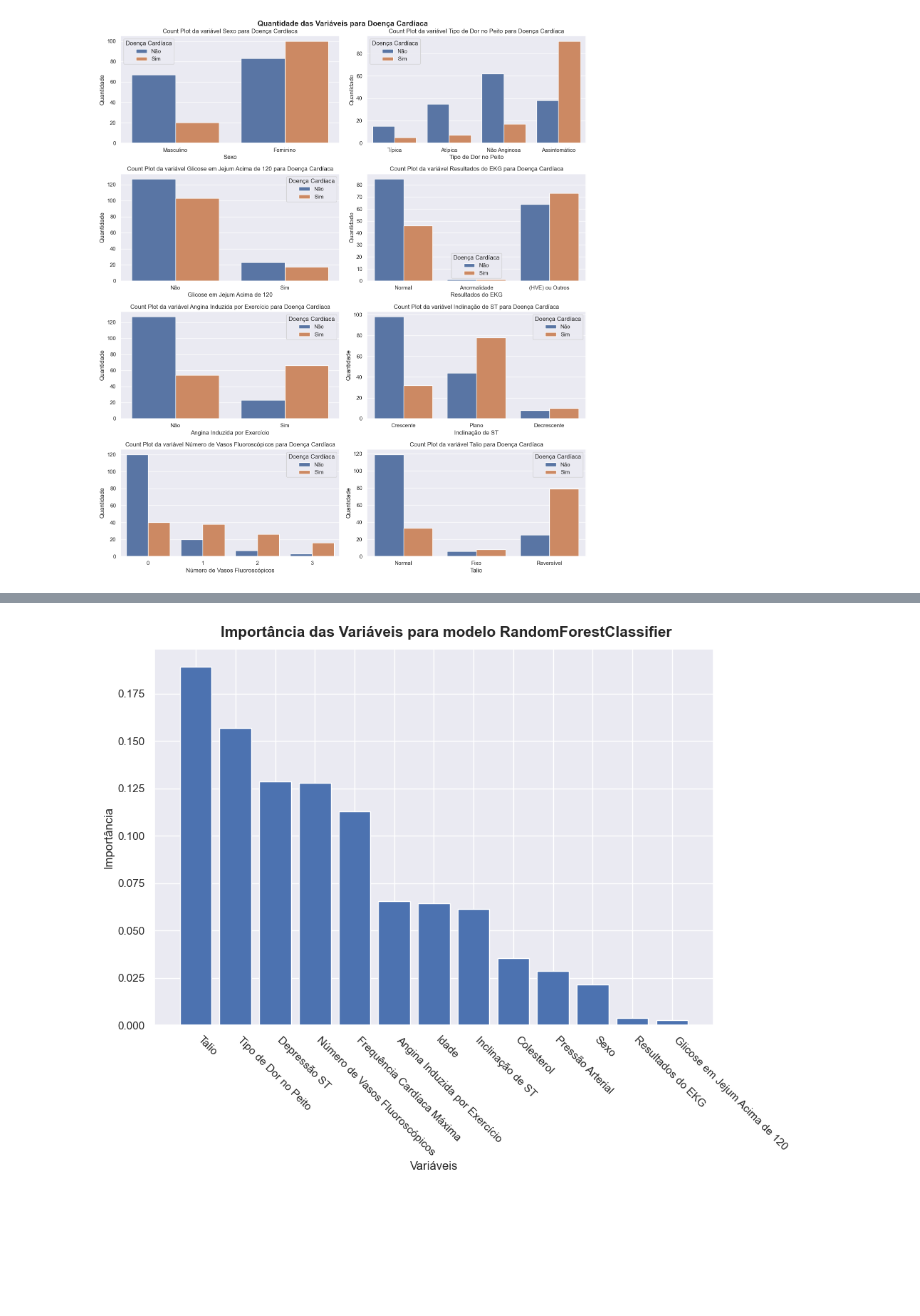
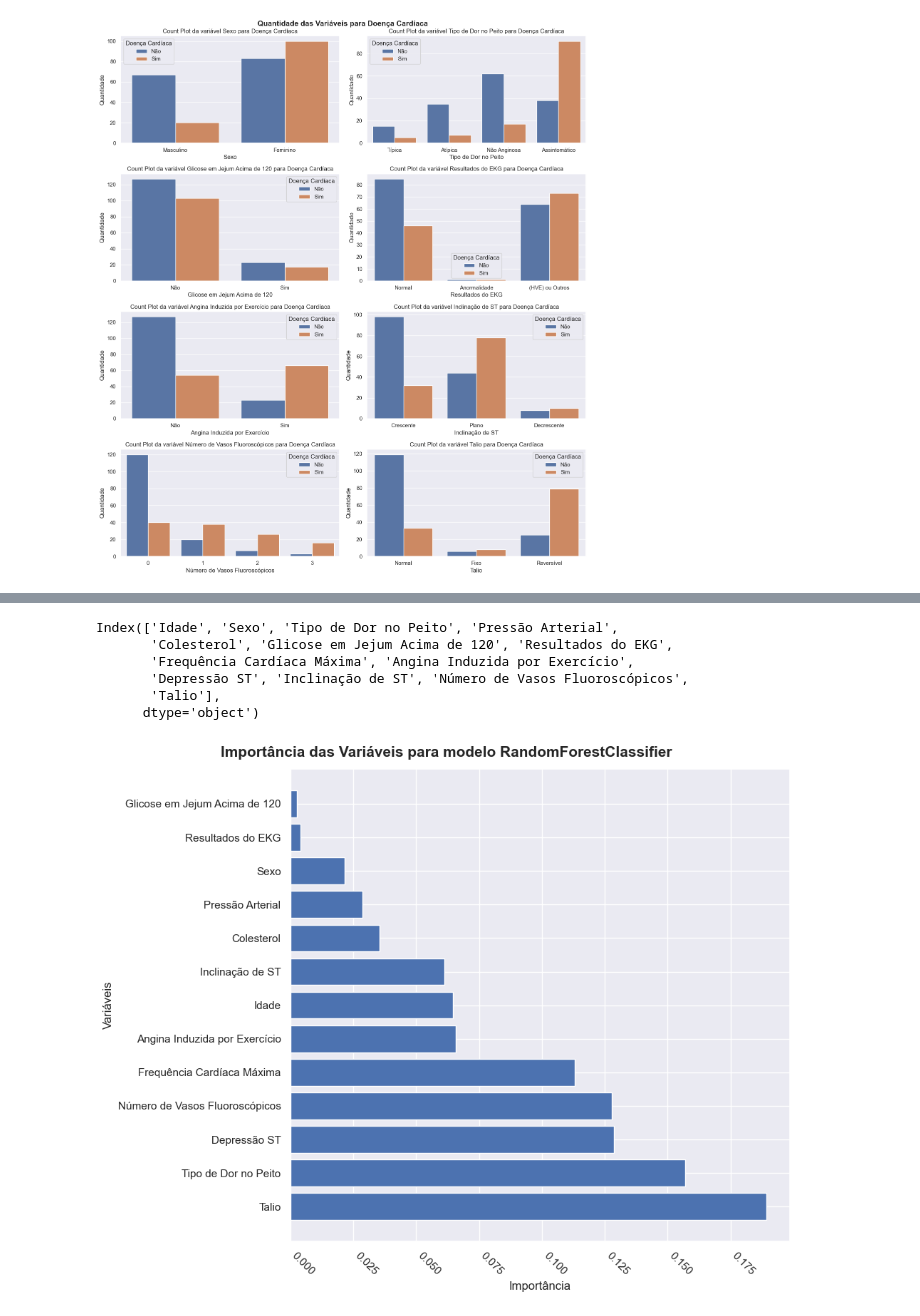
Before and after one commit to LucasMeller13/ml_abp, a Jupyter notebook: tests.ipynb, the cells around one changed output, grey strips where cells are left out. Saved outputs shown, nothing was run; the diff lists cells and outputs as text; code cells hidden in the pictures; blank space fills up the shorter version.

```diff
--- a/tests.ipynb
+++ b/tests.ipynb
@@ -440,21 +443,28 @@ weighted avg       0.84      0.84      0.84        44
 # %%
 importances = rf.named_steps['rf'].feature_importances_
 features = xtrain.columns
-translated_features = [columns_translated[feature] for feature in features]
+print(features)
+# translated_features = [columns_translated[feature] for feature in features]
 feature_importances = sorted(zip(translated_features, importances), key=lambda x: x[1], reverse=True)
 feature_names, feature_scores = zip(*feature_importances)
 
 plt.figure(figsize=(10, 8))
-plt.bar(feature_names, feature_scores)
-plt.xlabel('Variáveis')
-plt.ylabel('Importância')
+plt.barh(feature_names, feature_scores)
+plt.ylabel('Variáveis')
+plt.xlabel('Importância')
 plt.xticks(rotation=90)
 plt.xticks(rotation=-45, ha='left')
 plt.suptitle("Importância das Variáveis para modelo RandomForestClassifier", fontsize=15, fontweight='bold')
 plt.tight_layout()
 plt.subplots_adjust(top=.94)
 # plt.savefig('plot_rf_feature_importance.png', dpi=300, bbox_inches='tight')
 plt.show()
 # %% [output]
+Index(['Idade', 'Sexo', 'Tipo de Dor no Peito', 'Pressão Arterial',
+       'Colesterol', 'Glicose em Jejum Acima de 120', 'Resultados do EKG',
+       'Frequência Cardíaca Máxima', 'Angina Induzida por Exercício',
+       'Depressão ST', 'Inclinação de ST', 'Número de Vasos Fluoroscópicos',
+       'Talio'],
+      dtype='object')
-[figure, old version]
+[figure, new version]
 # %%
```
Also changed, not shown: parts of 15 cells of this notebook, 15 other files.
